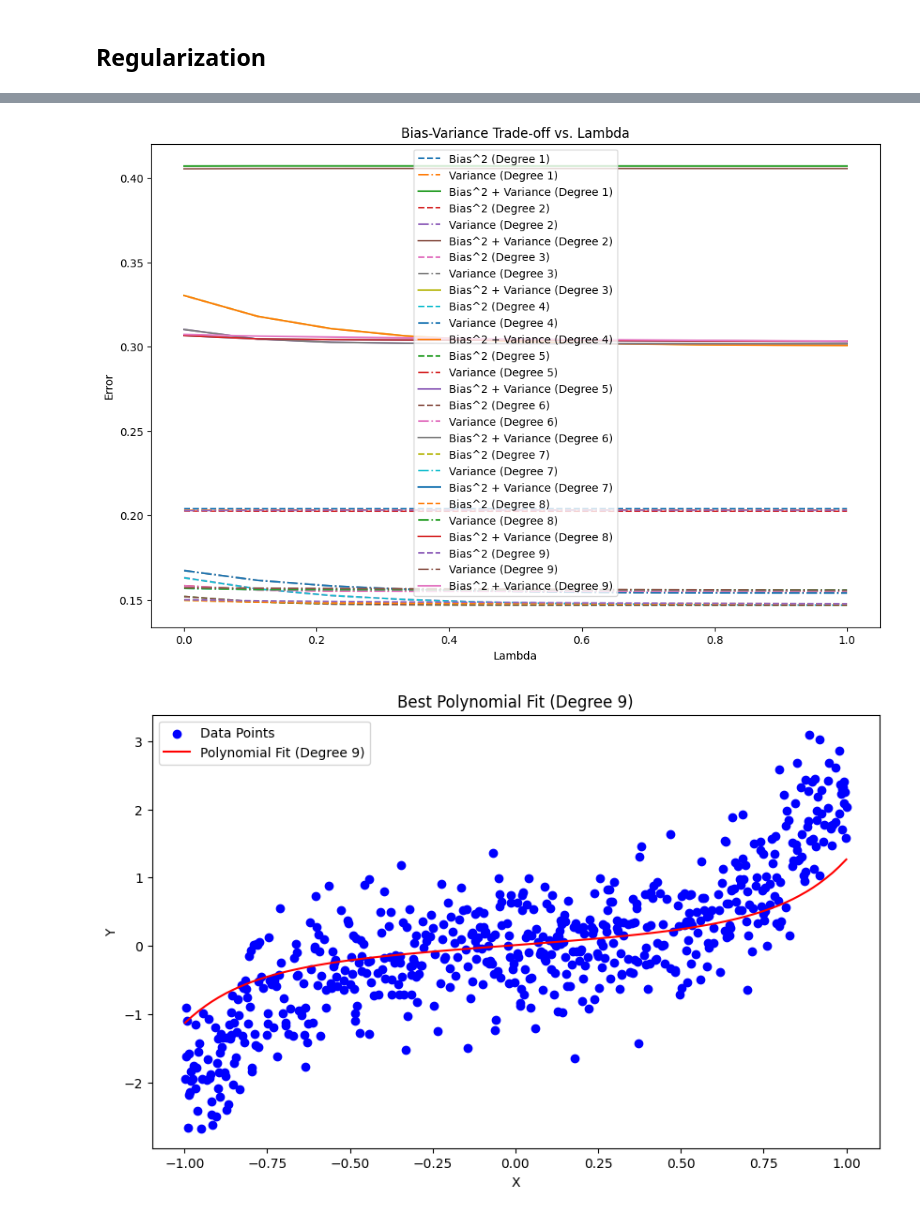
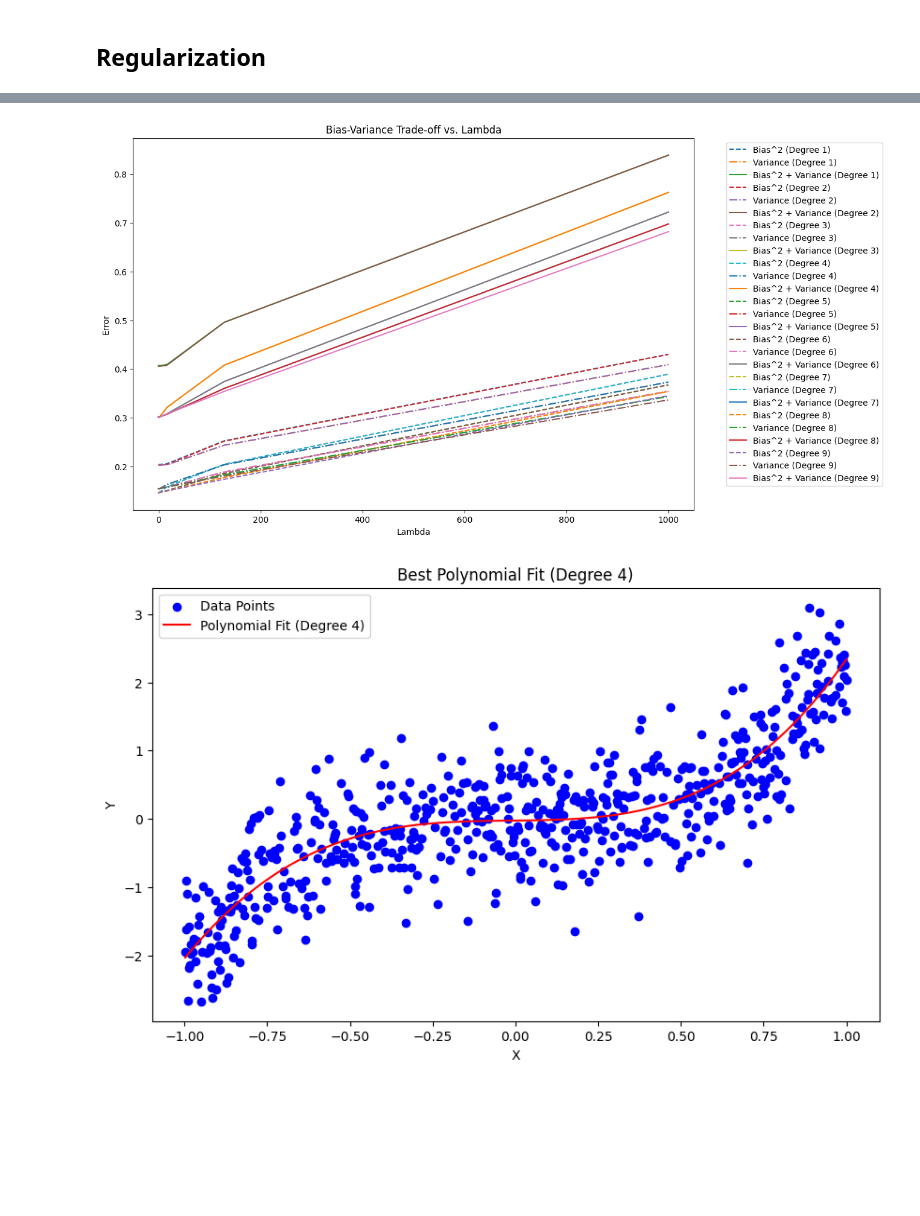
Before and after one commit to RastogiAdit/FODS-Assignment_1, a Jupyter notebook: Assignment-1.ipynb, the cells around one changed output, grey strips where cells are left out. Drawn from its saved outputs; the diff is of its cells as text; code cells hidden in the pictures; blank space fills up the shorter version.

```diff
--- a/Assignment-1.ipynb
+++ b/Assignment-1.ipynb
@@ -222,9 +216,9 @@ axes = axes.flatten()
 for deg in range(1, 10):
     ax = axes[deg - 1]
 
-    ax.plot(lambdas, all_bias[deg], label='Bias', color='blue', marker='o')
-    ax.plot(lambdas, all_variance[deg], label='Variance', color='green', marker='s')
-    # ax.plot(lambdas, all_total_error[deg], label='Total Error', color='red', marker='x')
+    ax.plot(log_lambdas, all_bias[deg], label='Bias', color='blue', marker='o')
+    ax.plot(log_lambdas, all_variance[deg], label='Variance', color='green', marker='s')
+    ax.plot(log_lambdas, all_total_error[deg], label='Total Error', color='red', marker='x')
 
     ax.set_title(f'Degree {deg}')
     ax.set_xlabel('Lambda')
@@ -243,7 +237,7 @@ axes = axes.flatten()
 for deg in range(1, 10):
     ax = axes[deg - 1]
 
-    ax.plot(lambdas, all_total_error[deg], label='Test Error', color='purple', marker='d')
+    ax.plot(log_lambdas, all_total_error[deg], label='Test Error', color='purple', marker='d')
 
     ax.set_title(f'Degree {deg}')
     ax.set_xlabel('Lambda')
@@ -266,7 +260,8 @@ print("Optimal lambdas for each degree:")
 for deg in range(1, 10):
 
     errors = all_total_error[deg]
-    min_lambda = errors[np.argmin(errors)]
+
+    min_lambda = lambdas[np.argmin(errors)]
 
     optimal_lambdas[deg] = min_lambda
     min_test_error = min(min_test_error, min(errors))
@@ -298,15 +293,12 @@ Degree: 4
 # %%
-def gradient_descent_L2_vectorized(X, y, w, ln_lambda, learning_rate=0.001, max_iter=500, batch_size=200):
+def gradient_descent_L2_vectorized(X, y, w, ln_lambda, learning_rate=0.001, max_iter=500):
     N = len(y)
     for itr in range(max_iter):
-        for start in range(0, N, batch_size):
-            end = min(start + batch_size, N)
-            X_batch = X[start:end]
-            y_batch = y[start:end]
-            predictions = np.dot(X_batch, w)
-            errors = predictions - y_batch
-            grad = (1 / len(y_batch)) * np.dot(X_batch.T, errors) + ln_lambda * w
-            w -= learning_rate * grad
+
+        predictions = np.dot(X, w)
+        errors = predictions - y
+        grad = np.dot(X.T, errors) + ln_lambda * w
+        w -= learning_rate * grad
     return w
 
 def compute_error_L2_vectorized(X, y, w):
@@ -355,19 +345,19 @@ print(np.array(train_errors) - np.array(test_errors))
 # %%
 plt.figure(figsize=(12, 8))
 for deg in degrees:
     plt.plot(lambdas, all_bias[deg], label=f"Bias^2 (Degree {deg})", linestyle='--')
     plt.plot(lambdas, all_variance[deg], label=f"Variance (Degree {deg})", linestyle='-.')
     plt.plot(lambdas, all_total_error[deg], label=f"Bias^2 + Variance (Degree {deg})", linestyle='-')
 
 plt.xlabel("Lambda")
 plt.ylabel("Error")
 plt.title("Bias-Variance Trade-off vs. Lambda")
-plt.legend()
+plt.legend(bbox_to_anchor=(1.05, 1), loc='upper left')
 plt.show()
 # %% [output]
-[figure, old version]
+[figure, new version]
 # %%
-best_deg = 9
+best_deg = 4
 
 X_train_design_best = pre_compute(train_set['X'].values, best_deg)
 y_train = train_set['Y'].values
@@ -388,7 +378,7 @@ plt.title(f'Best Polynomial Fit (Degree {best_deg})')
 plt.legend()
 plt.show()
 # %% [output]
-[figure, old version]
+[figure, new version]
 # %%
 learning_rates = np.logspace(-4, -1, 5)
 lambdas = np.linspace(0, 1, 5)
```
Also changed, not shown: parts of 14 cells of this notebook.
